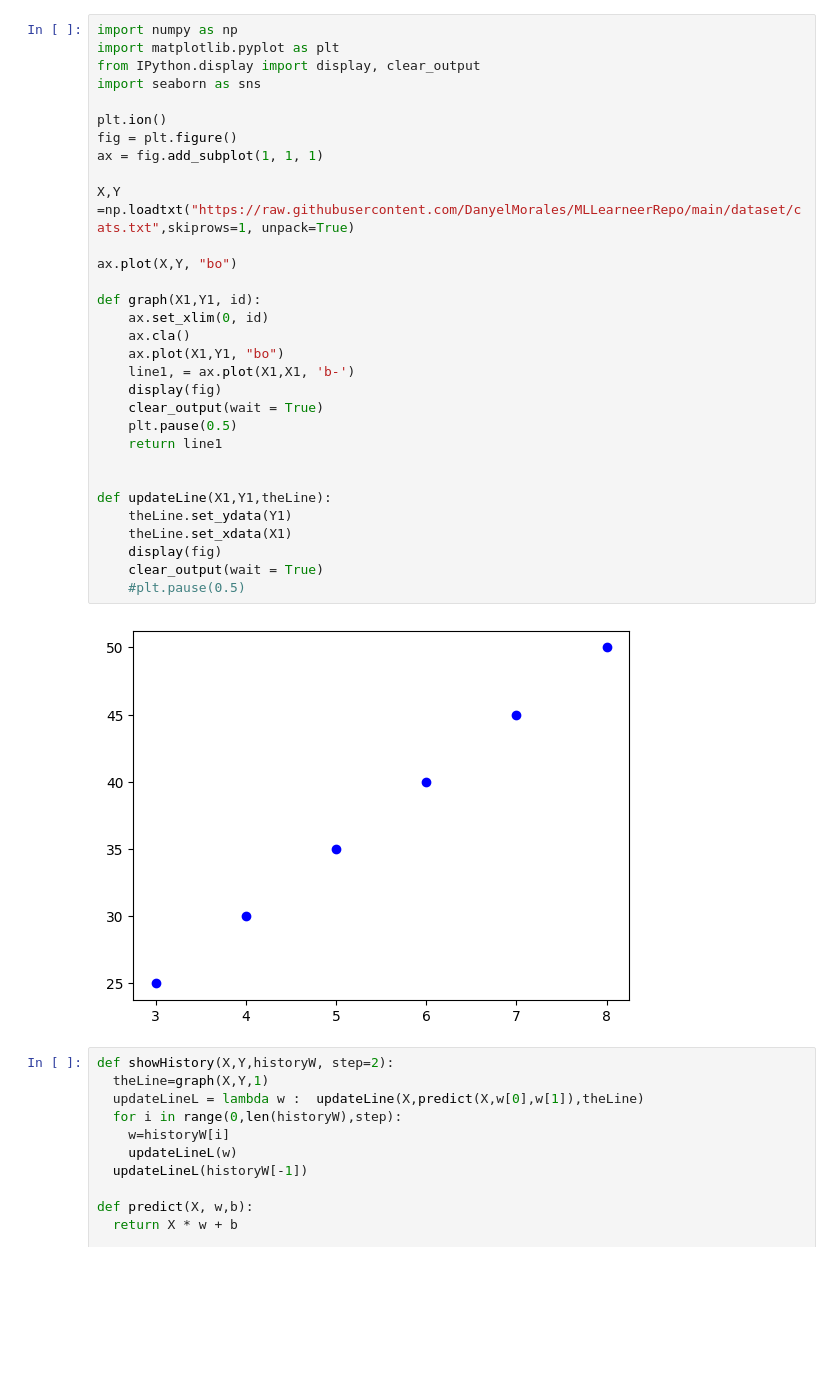
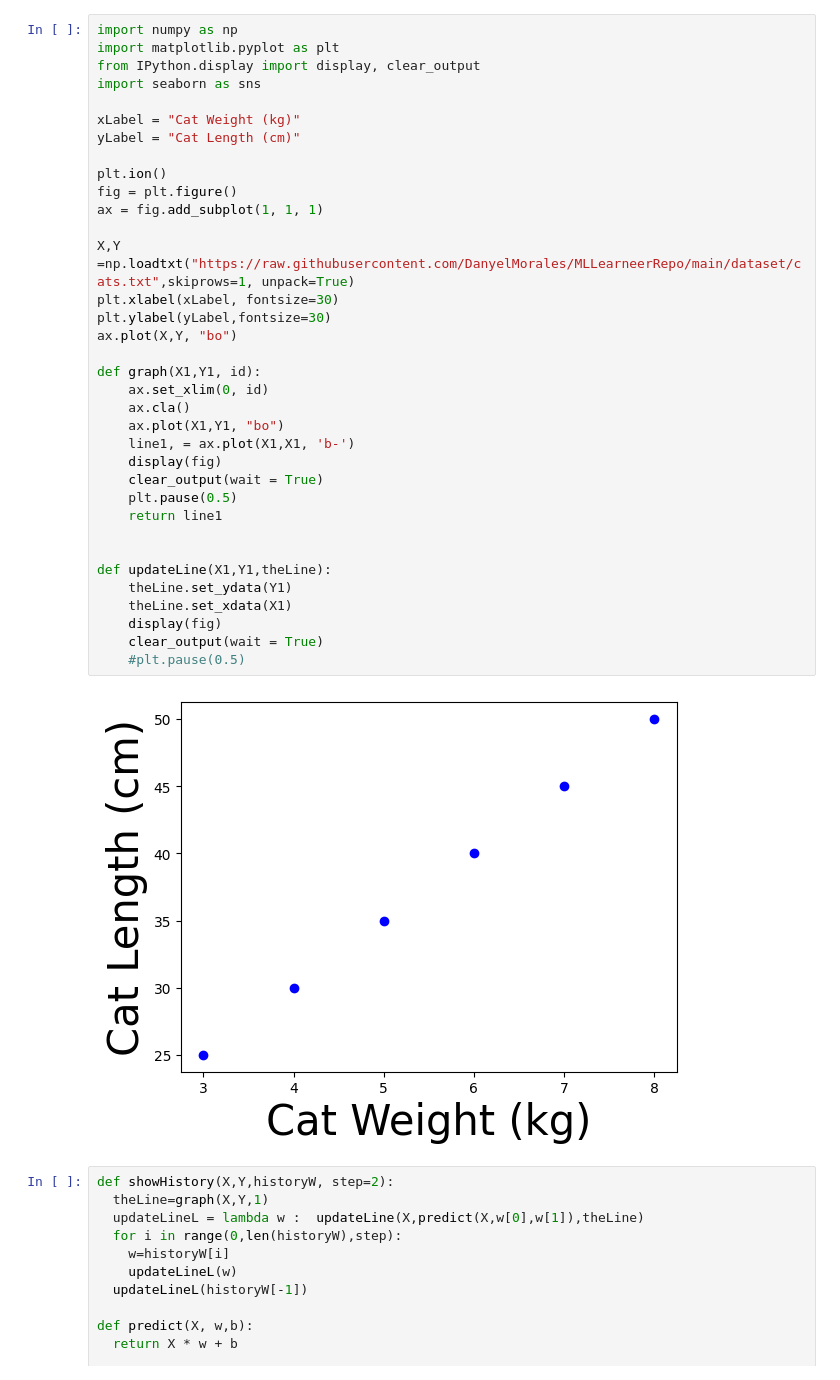
Before and after one commit to DanyelMorales/MLLearneerRepo, a Jupyter notebook: cats_LinearRegressionWithAnimation_bias.ipynb, the cells around one changed output. Saved outputs shown, nothing was run; the diff lists cells and outputs as text; blank space fills up the shorter version.

```diff
--- a/cats_LinearRegressionWithAnimation_bias.ipynb
+++ b/cats_LinearRegressionWithAnimation_bias.ipynb
@@ -4,35 +4,39 @@
 import numpy as np
 import matplotlib.pyplot as plt
 from IPython.display import display, clear_output
 import seaborn as sns
 
+xLabel = "Cat Weight (kg)"
+yLabel = "Cat Length (cm)"
+
 plt.ion()
 fig = plt.figure()
 ax = fig.add_subplot(1, 1, 1)
 
 X,Y =np.loadtxt("https://raw.githubusercontent.com/DanyelMorales/MLLearneerRepo/main/dataset/cats.txt",skiprows=1, unpack=True)
-
+plt.xlabel(xLabel, fontsize=30)
+plt.ylabel(yLabel,fontsize=30)
 ax.plot(X,Y, "bo")
 
 def graph(X1,Y1, id):
     ax.set_xlim(0, id)
     ax.cla()
     ax.plot(X1,Y1, "bo")
     line1, = ax.plot(X1,X1, 'b-')
     display(fig)
     clear_output(wait = True)
     plt.pause(0.5)
     return line1
 
 
 def updateLine(X1,Y1,theLine):
     theLine.set_ydata(Y1)
     theLine.set_xdata(X1)
     display(fig)
     clear_output(wait = True)
     #plt.pause(0.5)
 # %% [output]
-[figure, old version]
+[figure, new version]
 # %%
 def showHistory(X,Y,historyW, step=2):
   theLine=graph(X,Y,1)
```
